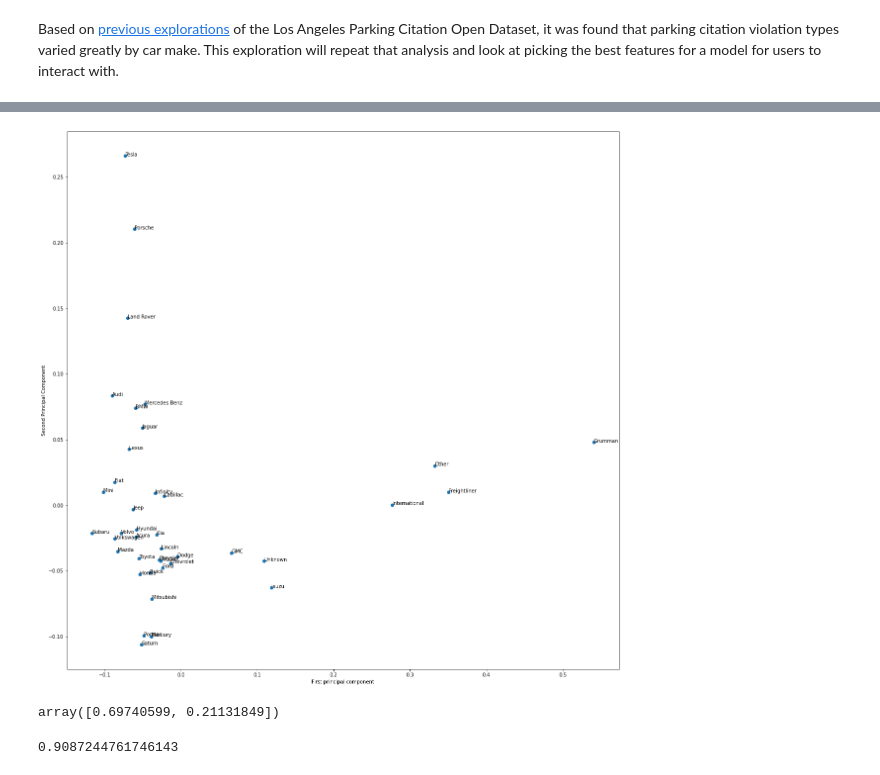
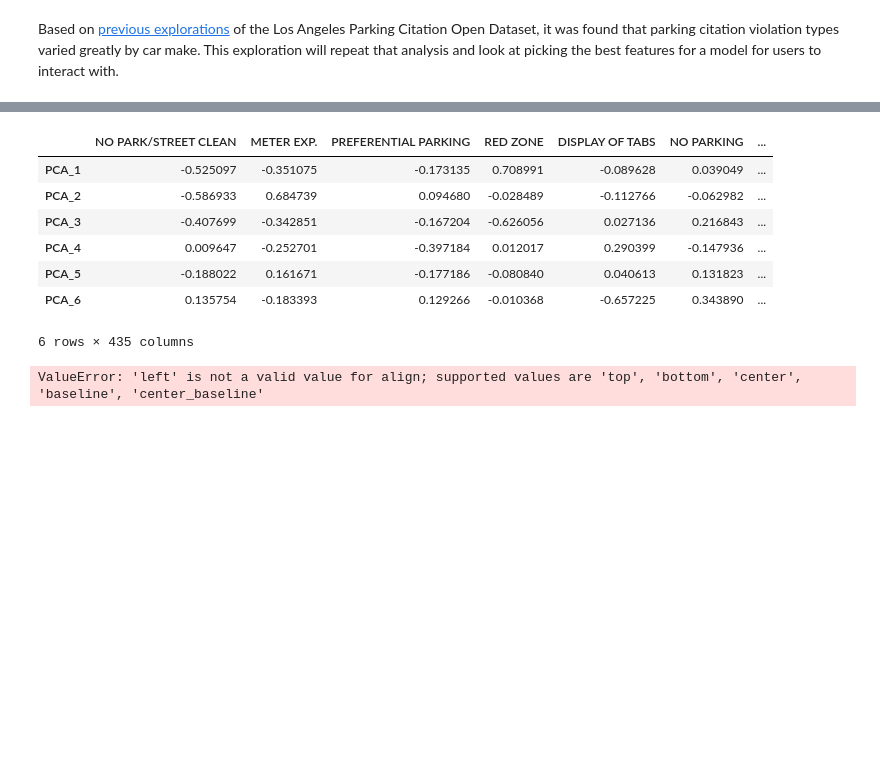
Before and after one commit to gregpawin/lucky-parking, a Jupyter notebook: notebooks/exploratory/1-gp-explore_car_make.ipynb, the cells around one changed output, grey strips where cells are left out. Drawn from its saved outputs; the diff is of its cells as text; code cells hidden in the pictures; blank space fills up the shorter version.

```diff
--- a/notebooks/exploratory/1-gp-explore_car_make.ipynb
+++ b/notebooks/exploratory/1-gp-explore_car_make.ipynb
@@ -89,19 +122,25 @@ principalDf = pd.DataFrame(data = principalComponents
+# %%
+# Examine principal component weights
+pca_components = pd.DataFrame(pca.components_, columns=make_ratio.columns, index=[f'PCA_{n + 1}' for n in range(6)])
+pca_components
+# %% [output]
+|  | NO PARK/STREET CLEAN | METER EXP. | PREFERENTIAL PARKING | RED ZONE | DISPLAY OF TABS | NO PARKING | ... |
+| PCA_1 | -0.525097 | -0.351075 | -0.173135 | 0.708991 | -0.089628 | 0.039049 | ... |
+| PCA_2 | -0.586933 | 0.684739 | 0.094680 | -0.028489 | -0.112766 | -0.062982 | ... |
+| PCA_3 | -0.407699 | -0.342851 | -0.167204 | -0.626056 | 0.027136 | 0.216843 | ... |
+| PCA_4 | 0.009647 | -0.252701 | -0.397184 | 0.012017 | 0.290399 | -0.147936 | ... |
+| PCA_5 | -0.188022 | 0.161671 | -0.177186 | -0.080840 | 0.040613 | 0.131823 | ... |
+| PCA_6 | 0.135754 | -0.183393 | 0.129266 | -0.010368 | -0.657225 | 0.343890 | ... |
+6 rows × 435 columns
 # %%
 # PCA 2-component plot
-plt.figure(figsize=(20,20))
-plt.scatter(principalDf.iloc[:,0],principalDf.iloc[:,1])
+plt.figure(figsize=(15,15))
+plt.scatter(make_pca.iloc[:,0],make_pca.iloc[:,1])
 plt.xlabel('First principal component')
 plt.ylabel('Second Principal Component')
-for i, txt in enumerate(principalDf.index):
-    plt.annotate(txt, (principalDf.iloc[i,0], principalDf.iloc[i,1]), fontsize=10 )
+plt.margins(0.1)
+for i, txt in enumerate(make_pca.index):
+    plt.annotate(txt, (make_pca.iloc[i,0], make_pca.iloc[i,1]), fontsize=10, va='bottom')
 plt.show()
 # %% [output]
-[figure, removed]
+ValueError: 'left' is not a valid value for align; supported values are 'top', 'bottom', 'center', 'baseline', 'center_baseline'
-# %%
-pca.explained_variance_ratio_
-# %% [output]
-array([0.69740599, 0.21131849])
-# %%
-pca.explained_variance_ratio_.sum()
-# %% [output]
-0.9087244761746143
```
Also changed, not shown: parts of 21 cells of this notebook, 2 other files.
